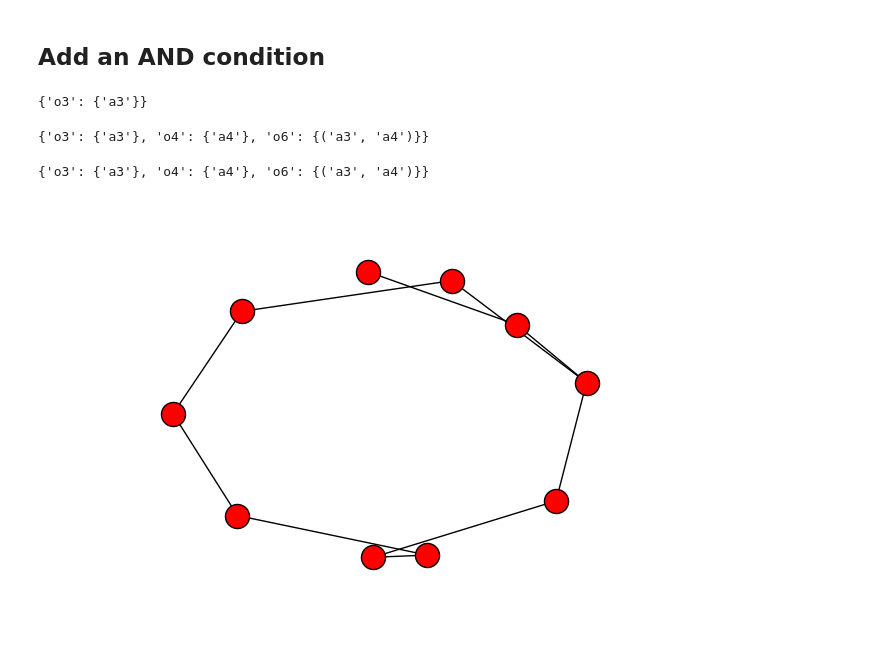
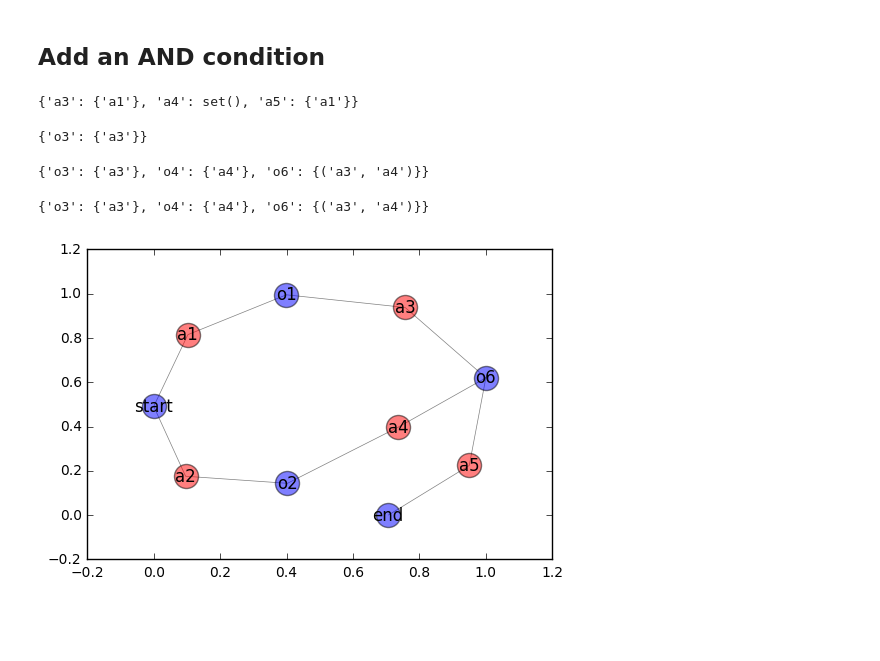
Before and after one commit to scrudgey/yogurt_tools, a Jupyter notebook: puzzle.ipynb, the cells around one changed output. Drawn from its saved outputs; the diff is of its cells as text; code cells hidden in the pictures; blank space fills up the shorter version.

Commit message:
added plot method to network

```diff
--- a/puzzle.ipynb
+++ b/puzzle.ipynb
@@ -119,6 +110,7 @@ net.add_obstacle('o6')
 net.defeats(('a3', 'a4'), 'o6')
 
 # the player unlocks a3.
+net.enabled_nodes('o1', suppress_live=True)
 net.add_connection('o1', 'a3')
 
 # show the obstacles that we could add after a3.
@@ -130,14 +122,15 @@ net.add_connection('o2', 'a4')
 
 # now that both a3 and a4 are unlocked, o6 is enabled
 net.enabled_nodes('a4', suppress_live=True)
-net.enabled_nodes('a3', suppress_live=True)
+net.enabled_nodes('a4', suppress_live=True)
 
 # let's add o6 after a4.
 net.add_connection('a4', 'o6')
 # %% [output]
-{'o3': {'a3'}}
+{'a3': {'a1'}, 'a4': set(), 'a5': {'a1'}}
-{'o3': {'a3'}, 'o4': {'a4'}, 'o6': {('a3', 'a4')}}
+{'o3': {'a3'}}
 {'o3': {'a3'}, 'o4': {'a4'}, 'o6': {('a3', 'a4')}}
+{'o3': {'a3'}, 'o4': {'a4'}, 'o6': {('a3', 'a4')}}
 # %%
 # for clarity, let's have o6 then unlock a new ability, a5
 net.add_connection('o6', 'a5')
@@ -148,8 +141,6 @@ net.defeats('a5', 'end')
 net.add_connection('a5', 'end')
 # %%
 # redraw the graph to show the results
-g = net.nxgraph()
-nx.draw(g)
-plt.show()
+net.plot()
 # %% [output]
-[figure, old version]
+[figure, new version]
```
Also changed, not shown: parts of 5 cells of this notebook, 1 other file.
